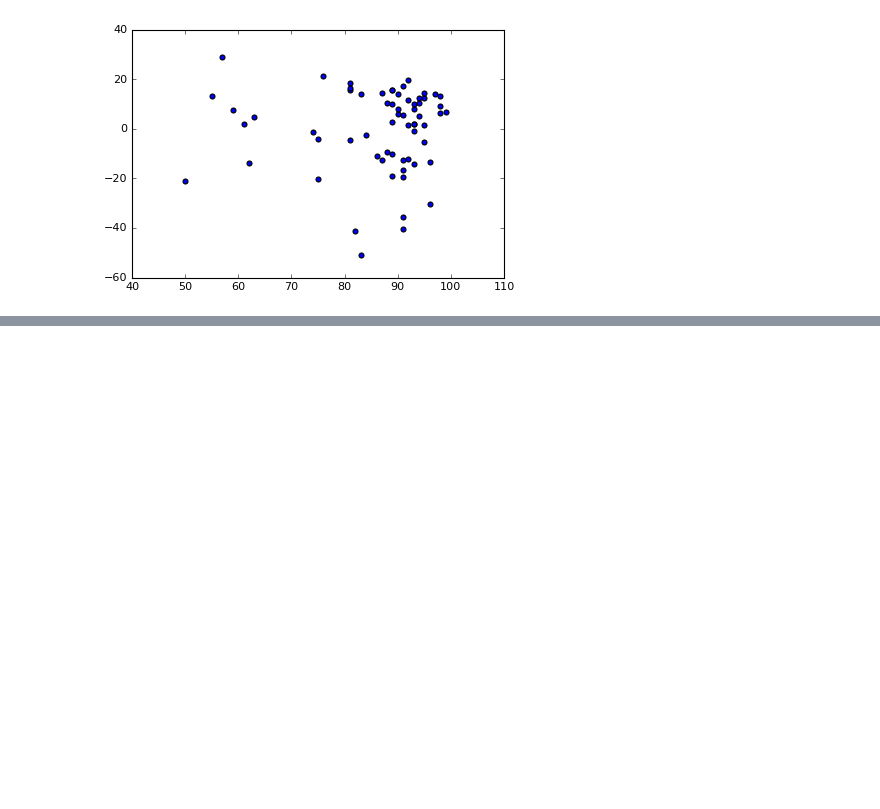
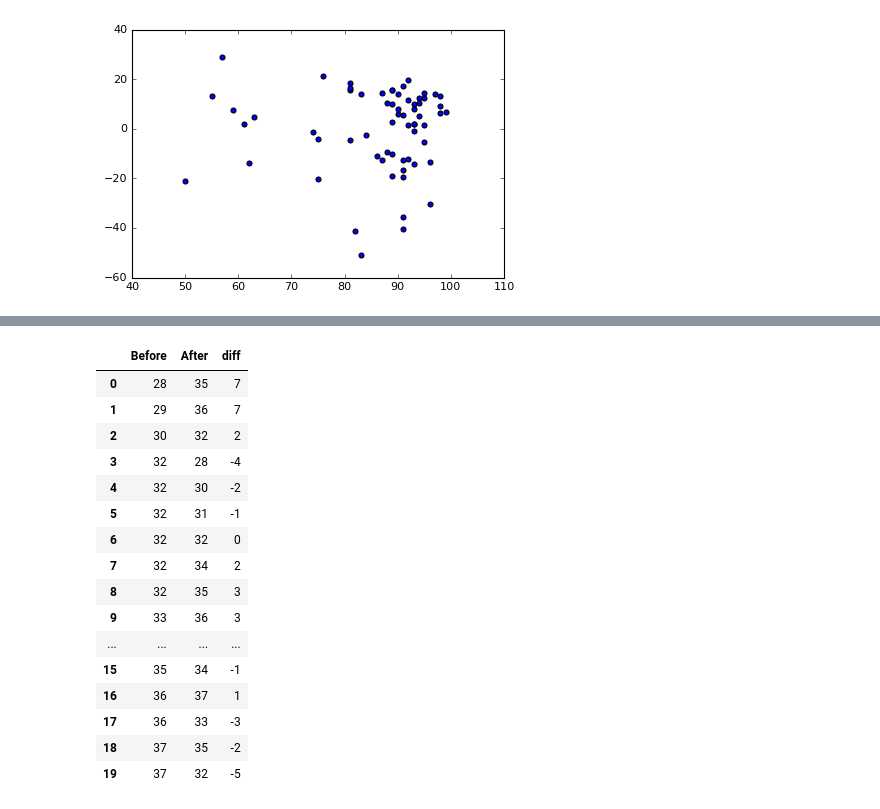
Before and after one commit to rickhaffey/stats-dvb, a Jupyter notebook: exercises/Chapter 27 - Exercises.ipynb, the cells around one changed output, grey strips where cells are left out. Drawn from its saved outputs; the diff is of its cells as text; code cells hidden in the pictures; blank space fills up the shorter version.

```diff
--- a/exercises/Chapter 27 - Exercises.ipynb
+++ b/exercises/Chapter 27 - Exercises.ipynb
@@ -442,0 +408,22 @@ plt.scatter(grades['Midterm 1'], model.resid);
+# %%
+data = pd.read_table("../data/strike_two.txt")
+data['diff'] = data.After - data.Before
+data
+# %% [output]
+|  | Before | After | diff |
+| 0 | 28 | 35 | 7 |
+| 1 | 29 | 36 | 7 |
+| 2 | 30 | 32 | 2 |
+| 3 | 32 | 28 | -4 |
+| 4 | 32 | 30 | -2 |
+| 5 | 32 | 31 | -1 |
+| 6 | 32 | 32 | 0 |
+| 7 | 32 | 34 | 2 |
+| 8 | 32 | 35 | 3 |
+| 9 | 33 | 36 | 3 |
+| ... | ... | ... | ... |
+| 15 | 35 | 34 | -1 |
+| 16 | 36 | 37 | 1 |
+| 17 | 36 | 33 | -3 |
+| 18 | 37 | 35 | -2 |
+| 19 | 37 | 32 | -5 |
```
Also changed, not shown: parts of 15 cells of this notebook.
